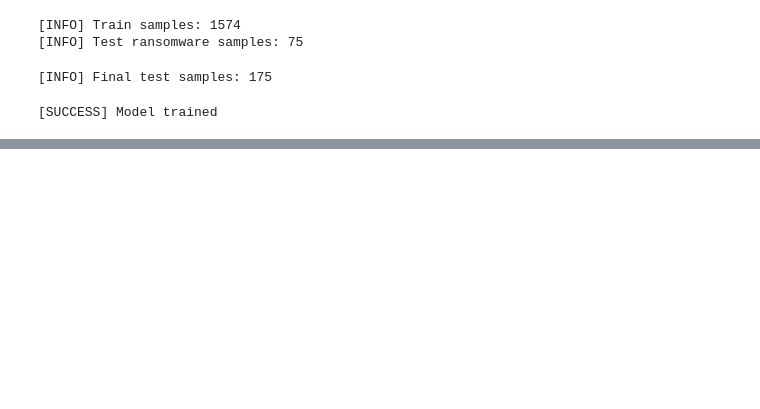
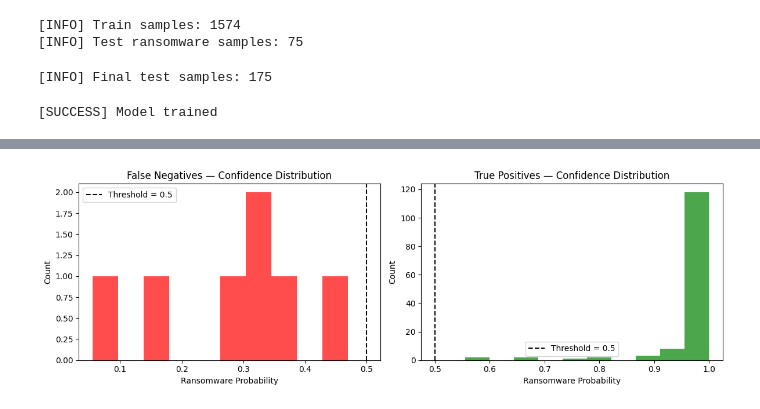
Before and after one commit to Al-hakem/ransomware-detection-system, a Jupyter notebook: notebooks/Generalization_Experiments.ipynb.ipynb, the cells around one changed output, grey strips where cells are left out. Saved outputs shown, nothing was run; the diff lists cells and outputs as text; code cells hidden in the pictures; blank space fills up the shorter version.

```diff
--- a/notebooks/Generalization_Experiments.ipynb.ipynb
+++ b/notebooks/Generalization_Experiments.ipynb.ipynb
@@ -862,0 +1043,77 @@ has_file_ops         0.027         0.445
+# %%
+import pandas as pd
+import numpy as np
+import matplotlib.pyplot as plt
+from sklearn.ensemble import RandomForestClassifier
+from sklearn.model_selection import train_test_split
+
+df = pd.read_csv("../data/pe_features(New_v2).csv")
+
+DROP_COLUMNS = ["label", "family", "sha256", "file_name"]
+X = df.drop(columns=DROP_COLUMNS)
+y = df["label"]
+
+X_train, X_test, y_train, y_test = train_test_split(
+    X, y, test_size=0.2, stratify=y, random_state=42
+)
+
+model = RandomForestClassifier(n_estimators=200, random_state=42)
+model.fit(X_train, y_train)
+
+preds = model.predict(X_test)
+probs = model.predict_proba(X_test)[:, 1]
+
+# ================================
+# False Negatives
+# ================================
+fn_mask = (y_test == 1) & (preds == 0)
+fp_mask = (y_test == 0) & (preds == 1)
+tp_mask = (y_test == 1) & (preds == 1)
+tn_mask = (y_test == 0) & (preds == 0)
+
+fn_probs = probs[fn_mask]
+fp_probs = probs[fp_mask]
+tp_probs = probs[tp_mask]
+tn_probs = probs[fp_mask]
+
+print("=" * 50)
+print(f"False Negatives:  {fn_mask.sum()}")
+print(f"  Mean confidence: {fn_probs.mean():.3f}")
+print(f"  Min confidence:  {fn_probs.min():.3f}")
+print(f"  Max confidence:  {fn_probs.max():.3f}")
+
+print(f"\nFalse Positives:  {fp_mask.sum()}")
+print(f"  Mean confidence: {fp_probs.mean():.3f}")
+
+print(f"\nTrue Positives:   {tp_mask.sum()}")
+print(f"  Mean confidence: {tp_probs.mean():.3f}")
+
+# ================================
+# High-confidence errors
+# ================================
+high_conf_fn = fn_probs[fn_probs < 0.3]
+print(f"\nHigh-confidence FN (prob < 0.3): {len(high_conf_fn)}")
+print("→ The model is sure they are benign and they are ransomware")
+
+# ================================
+# Plot
+# ================================
+fig, axes = plt.subplots(1, 2, figsize=(12, 4))
+
+axes[0].hist(fn_probs, bins=10, color="red", alpha=0.7)
+axes[0].set_title("False Negatives — Confidence Distribution")
+axes[0].set_xlabel("Ransomware Probability")
+axes[0].set_ylabel("Count")
+axes[0].axvline(x=0.5, color="black", linestyle="--", label="Threshold = 0.5")
+axes[0].legend()
+
+axes[1].hist(tp_probs, bins=10, color="green", alpha=0.7)
+axes[1].set_title("True Positives — Confidence Distribution")
+axes[1].set_xlabel("Ransomware Probability")
+axes[1].set_ylabel("Count")
+axes[1].axvline(x=0.5, color="black", linestyle="--", label="Threshold = 0.5")
+axes[1].legend()
+
+plt.tight_layout()
+plt.show()
+# %% [output]
@@ -862,0 +1134 @@ has_file_ops         0.027         0.445
+[figure, added]
```
Also changed, not shown: parts of 20 cells of this notebook, 10 other files.
